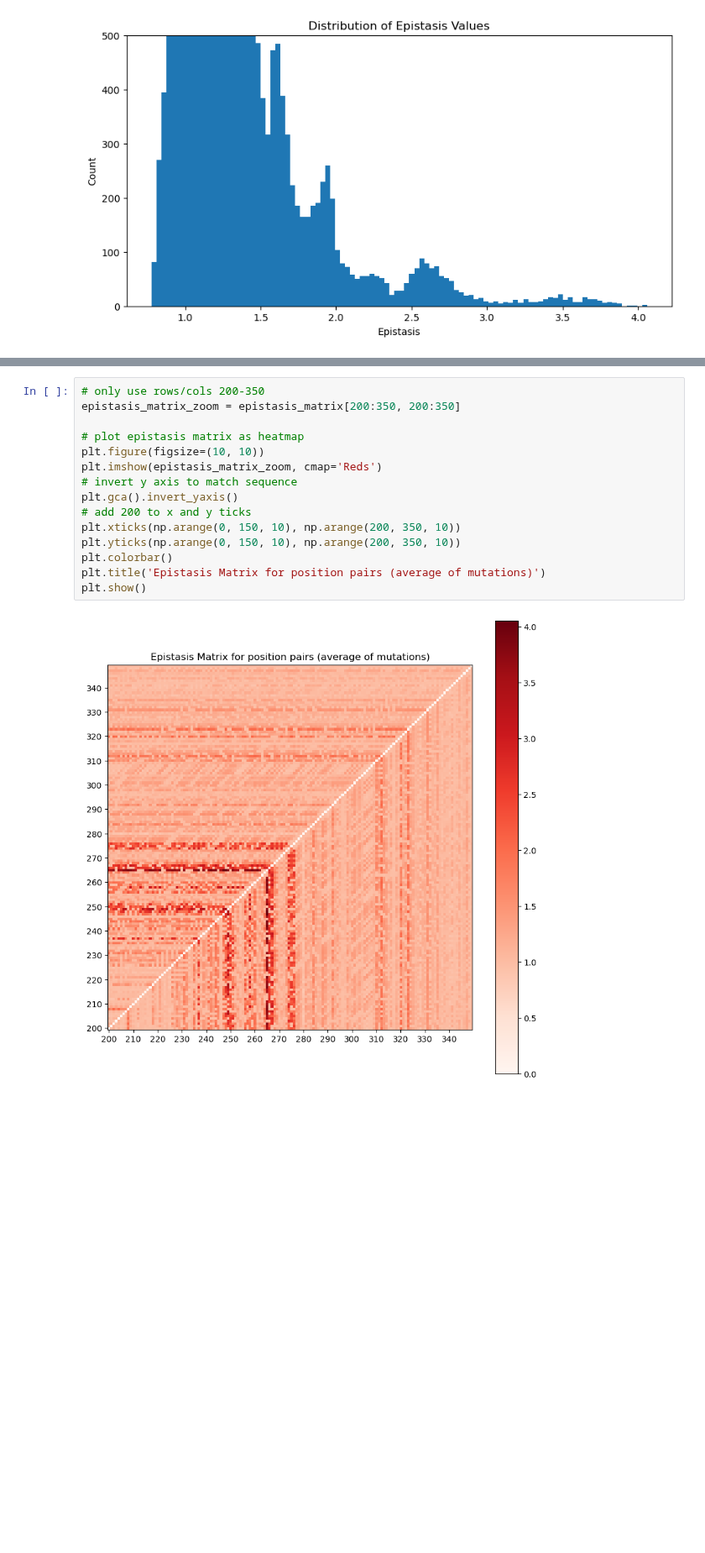
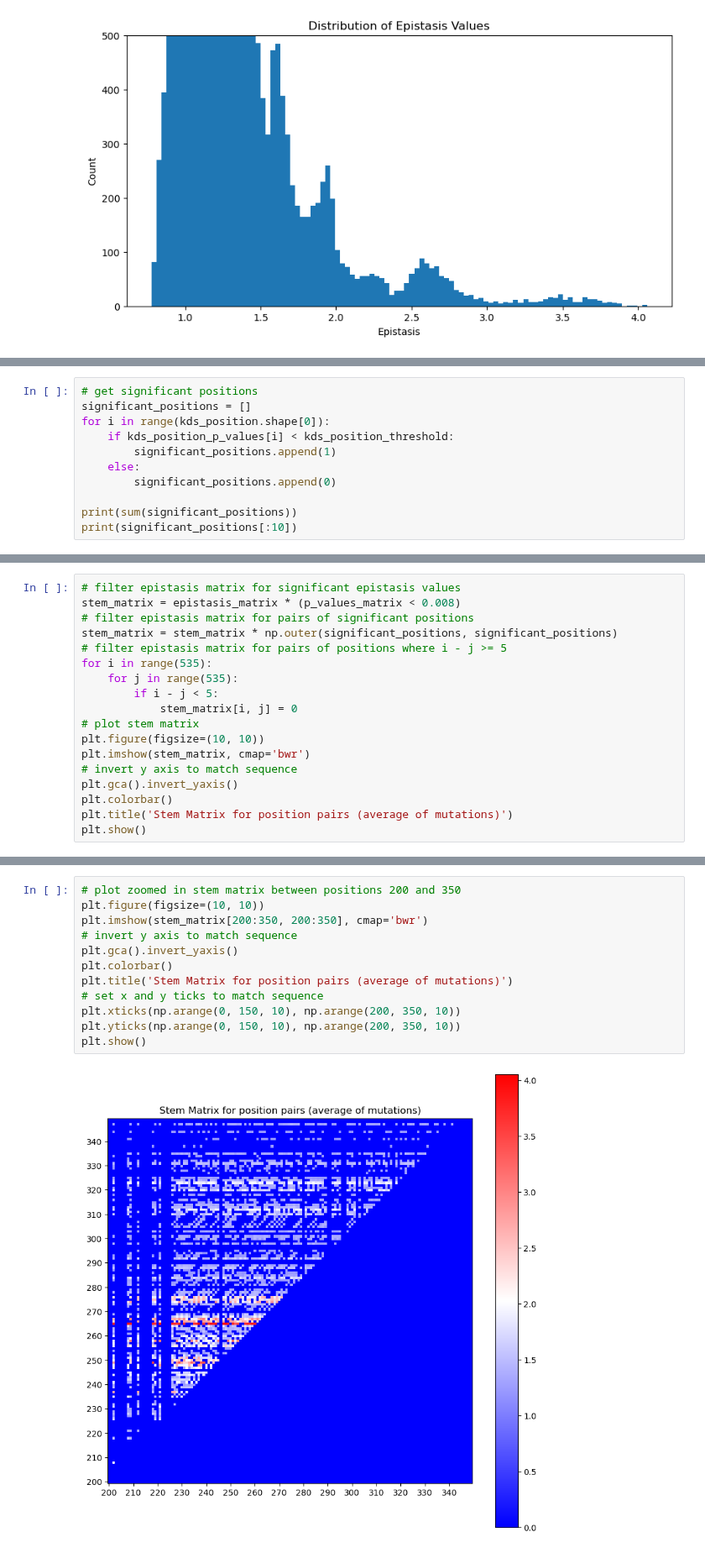
Before and after one commit to JoshuaGensel/MIME_ML, a Jupyter notebook: src/experimental_analysis.ipynb, the cells around one changed output, grey strips where cells are left out. Shown at 84% size. Cells and saved outputs as stored; diff of their text form; blank space fills up the shorter version.

Commit message:
generated new stem matrix

```diff
--- a/src/experimental_analysis.ipynb
+++ b/src/experimental_analysis.ipynb
@@ -496,0 +531,11 @@ plt.show()
+# %%
+# get significant positions
+significant_positions = []
+for i in range(kds_position.shape[0]):
+    if kds_position_p_values[i] < kds_position_threshold:
+        significant_positions.append(1)
+    else:
+        significant_positions.append(0)
+
+print(sum(significant_positions))
+print(significant_positions[:10])
@@ -496,0 +545,18 @@ plt.show()
+# %%
+# filter epistasis matrix for significant epistasis values
+stem_matrix = epistasis_matrix * (p_values_matrix < 0.008)
+# filter epistasis matrix for pairs of significant positions
+stem_matrix = stem_matrix * np.outer(significant_positions, significant_positions)
+# filter epistasis matrix for pairs of positions where i - j >= 5
+for i in range(535):
+    for j in range(535):
+        if i - j < 5:
+            stem_matrix[i, j] = 0
+# plot stem matrix
+plt.figure(figsize=(10, 10))
+plt.imshow(stem_matrix, cmap='bwr')
+# invert y axis to match sequence
+plt.gca().invert_yaxis()
+plt.colorbar()
+plt.title('Stem Matrix for position pairs (average of mutations)')
+plt.show()
@@ -497,17 +565,14 @@ plt.show()
 # %%
-# only use rows/cols 200-350
-epistasis_matrix_zoom = epistasis_matrix[200:350, 200:350]
-
-# plot epistasis matrix as heatmap
+# plot zoomed in stem matrix between positions 200 and 350
 plt.figure(figsize=(10, 10))
-plt.imshow(epistasis_matrix_zoom, cmap='Reds')
+plt.imshow(stem_matrix[200:350, 200:350], cmap='bwr')
 # invert y axis to match sequence
 plt.gca().invert_yaxis()
-# add 200 to x and y ticks
+plt.colorbar()
+plt.title('Stem Matrix for position pairs (average of mutations)')
+# set x and y ticks to match sequence
 plt.xticks(np.arange(0, 150, 10), np.arange(200, 350, 10))
 plt.yticks(np.arange(0, 150, 10), np.arange(200, 350, 10))
-plt.colorbar()
-plt.title('Epistasis Matrix for position pairs (average of mutations)')
 plt.show()
 # %% [output]
-[figure, old version]
+[figure, new version]
```
Also changed, not shown: parts of 12 cells of this notebook.
